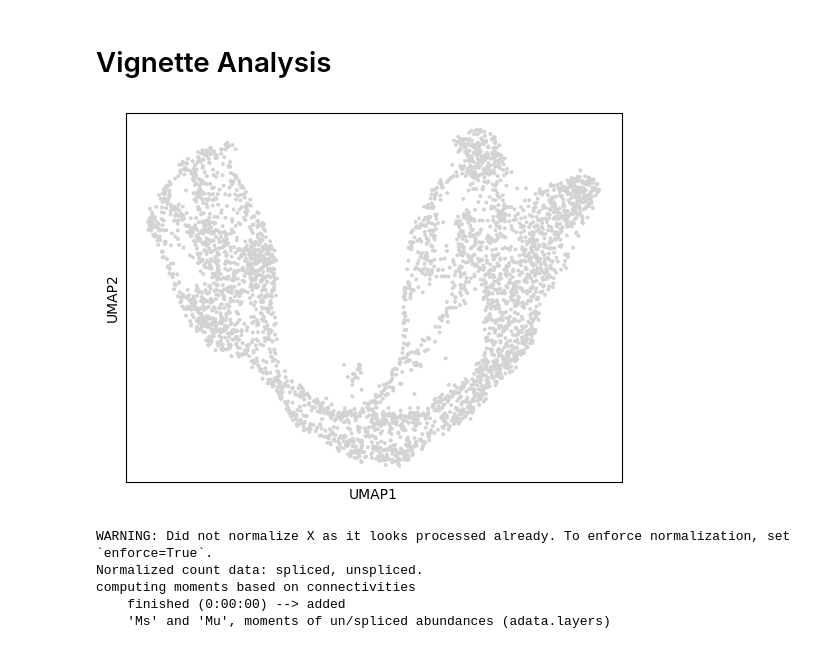
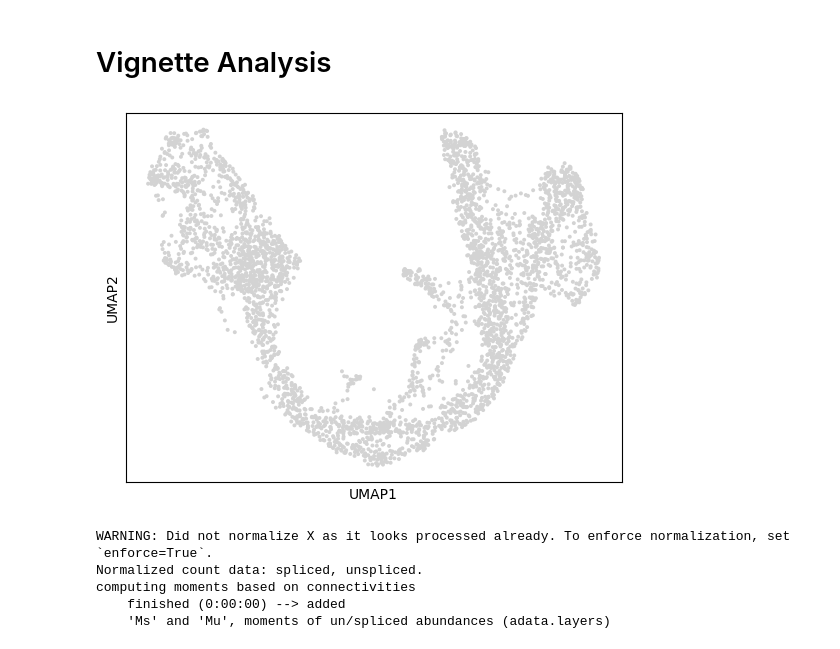
Before and after one commit to bbrener1/RNAForecasterPaperCode, a Jupyter notebook: PancreasSplicingAnalysis/sanity_checks.ipynb, the cells around one changed output. Drawn from its saved outputs; the diff is of its cells as text; code cells hidden in the pictures.

```diff
--- a/PancreasSplicingAnalysis/sanity_checks.ipynb
+++ b/PancreasSplicingAnalysis/sanity_checks.ipynb
@@ -44,9 +44,9 @@ len(set(sc_calls).intersection(set(foreign_calls)))
 # %% [markdown]
 # Vignette Analysis
 # %%
-# sc.pp.neighbors(filtered)
-# sc.tl.umap(filtered)
-# sc.pl.umap(filtered)
+sc.pp.neighbors(filtered)
+sc.tl.umap(filtered)
+sc.pl.umap(filtered)
 # %% [output]
-[figure, old version]
+[figure, new version]
 # %%
```
Also changed, not shown: parts of 35 cells of this notebook, 1 other file.
